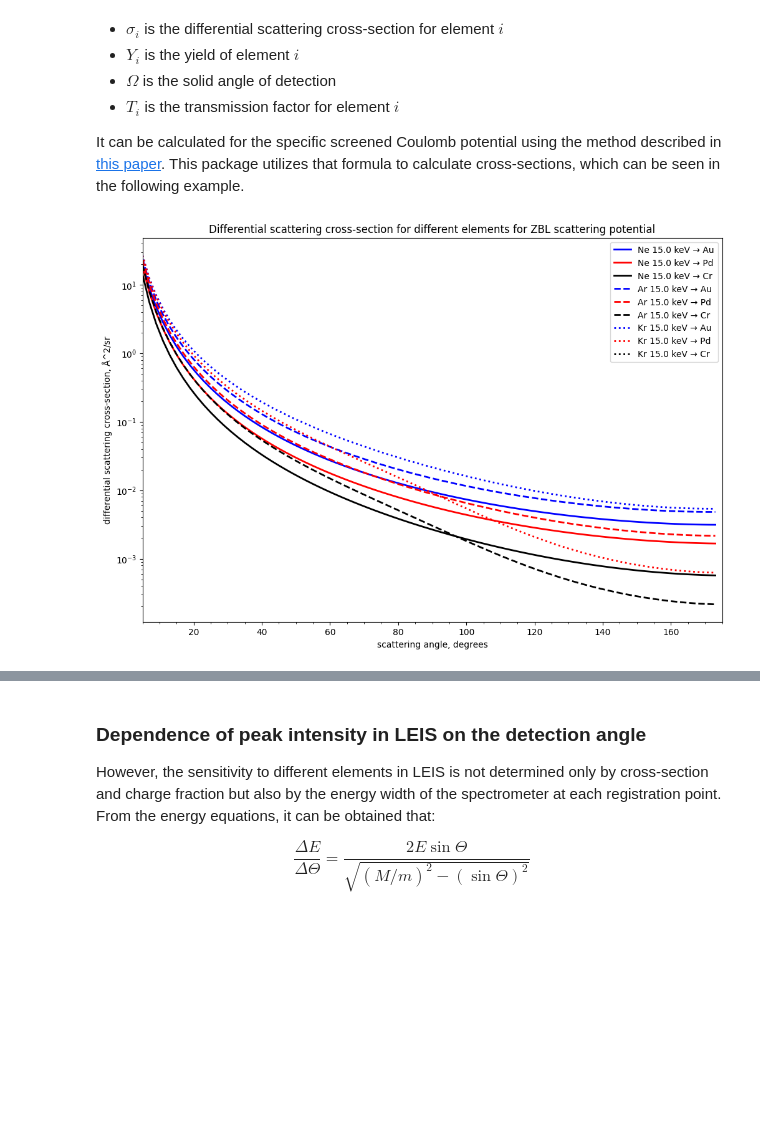
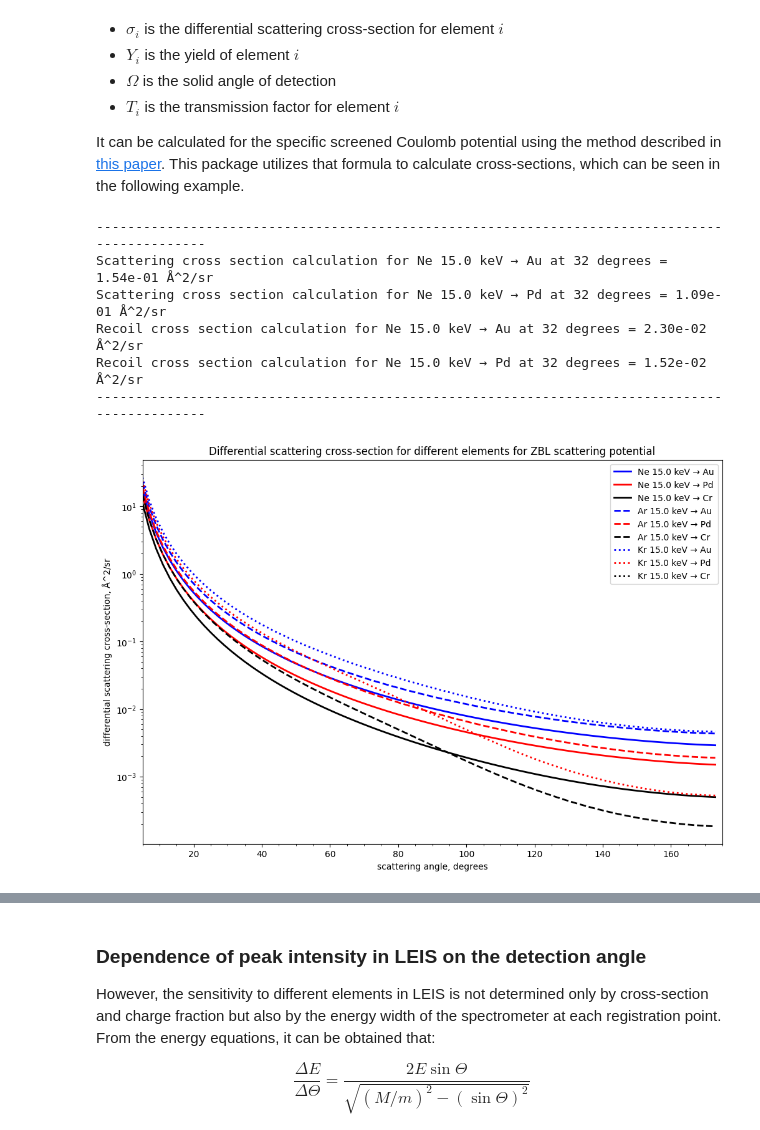
Before and after one commit to mauveferret/SpecRec, a Jupyter notebook: main_example.ipynb, the cells around one changed output, grey strips where cells are left out. Cells and saved outputs as stored; diff of their text form; code cells hidden in the pictures; blank space fills up the shorter version.

```diff
--- a/main_example.ipynb
+++ b/main_example.ipynb
@@ -92,37 +90,51 @@ leis.set_potential("ZBL")
 
 incidentElement = "Ne"
 E0 = 15000 # eV
+scattering_angle = 32 # degrees
 targetElement1 = "Au"
 targetElement2 = "Pd"
 targetElement3 = "Cr"
+
+print("----------------------------------------------------------------------------------------------")
+print(f"Scattering cross section calculation for {incidentElement} {E0/1000:.1f} keV → {targetElement1} at {scattering_angle} degrees =  {leis.get_cross_section(incidentElement, E0, scattering_angle, targetElement1, 'scatter'):.2e} Å^2/sr")
+print(f"Scattering cross section calculation for {incidentElement} {E0/1000:.1f} keV → {targetElement2} at {scattering_angle} degrees = {leis.get_cross_section(incidentElement, E0, scattering_angle, targetElement2, 'scatter'):.2e} Å^2/sr")
+print(f"Recoil cross section calculation for {incidentElement} {E0/1000:.1f} keV → {targetElement1} at {scattering_angle} degrees = {leis.get_cross_section(incidentElement, E0, scattering_angle, targetElement1, 'recoil'):.2e} Å^2/sr")
+print(f"Recoil cross section calculation for {incidentElement} {E0/1000:.1f} keV → {targetElement2} at {scattering_angle} degrees = {leis.get_cross_section(incidentElement, E0, scattering_angle, targetElement2, 'recoil'):.2e} Å^2/sr")
+print("----------------------------------------------------------------------------------------------")
 
 plt.figure(figsize=(12, 8))
 incident_elements = ["Ne", "Ar", "Kr"]
 target_elements = ["Au", "Pd", "Cr"]
 colors = ['blue', 'red', 'black']
 line_styles = ['-', '--', ':']
 angles = range(5, 175, 2)
 
 for incident_element in incident_elements:
     for target_element in target_elements:
         cross_sections = np.zeros(len(angles))
         for angle in angles:
             if not (incident_element == "Kr" and target_element == "Cr"):
 
                 # here we calcualte the cross section for each angle
                 dBeta = 2
-                cross_sections[angles.index(angle)] = leis.get_cross_section(incident_element, E0, angle, dBeta, target_element)
+                cross_sections[angles.index(angle)] = leis.get_cross_section(incident_element, E0, angle, target_element)
 
         plt.plot(angles, cross_sections, linestyle = line_styles[incident_elements.index(incident_element)],
                          linewidth=2, color = colors[target_elements.index(target_element)],
                          label=f'{incident_element} {E0/1000:.1f} keV → {target_element}')
 plt.xlim(5, 175)
 plt.yscale('log')
 plt.ylabel('differential scattering cross-section, Å^2/sr')
 plt.xlabel('scattering angle, degrees')
 plt.title('Differential scattering cross-section for different elements for ZBL scattering potential')
 plt.legend()
 plt.minorticks_on()
 plt.show()
 # %% [output]
+----------------------------------------------------------------------------------------------
+Scattering cross section calculation for Ne 15.0 keV → Au at 32 degrees =  1.54e-01 Å^2/sr
+Scattering cross section calculation for Ne 15.0 keV → Pd at 32 degrees = 1.09e-01 Å^2/sr
+Recoil cross section calculation for Ne 15.0 keV → Au at 32 degrees = 2.30e-02 Å^2/sr
+Recoil cross section calculation for Ne 15.0 keV → Pd at 32 degrees = 1.52e-02 Å^2/sr
+----------------------------------------------------------------------------------------------
-[figure, old version]
+[figure, new version]
```
Also changed, not shown: parts of 6 cells of this notebook, 1 other file.
